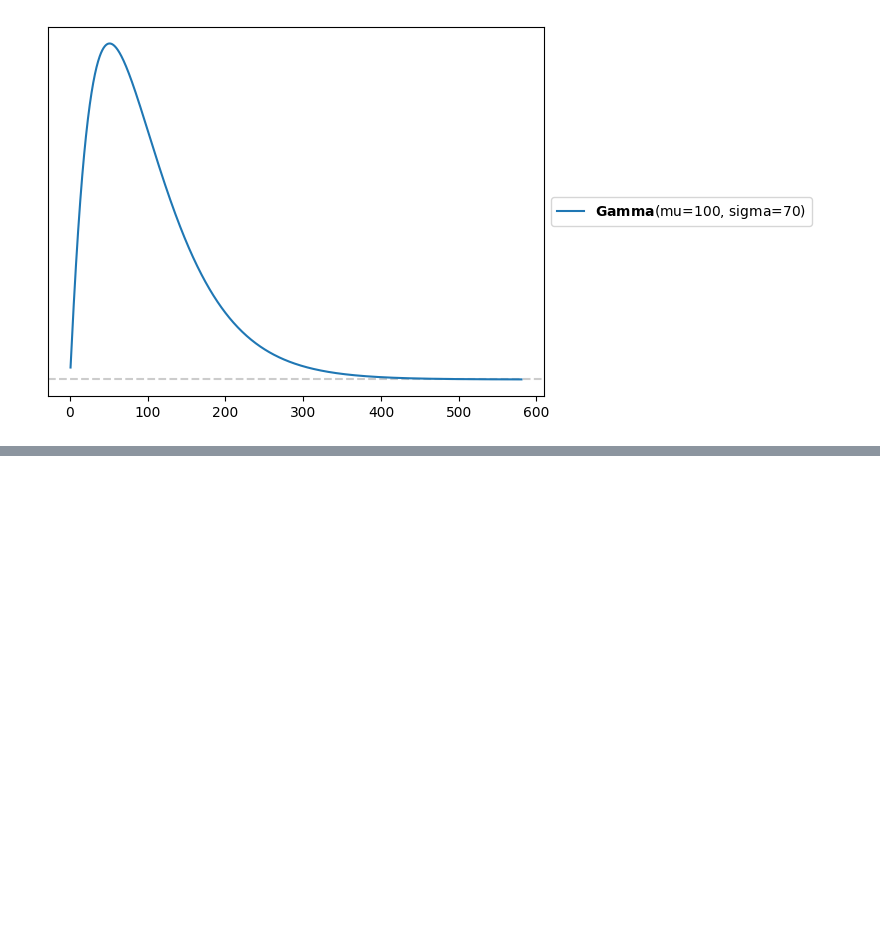
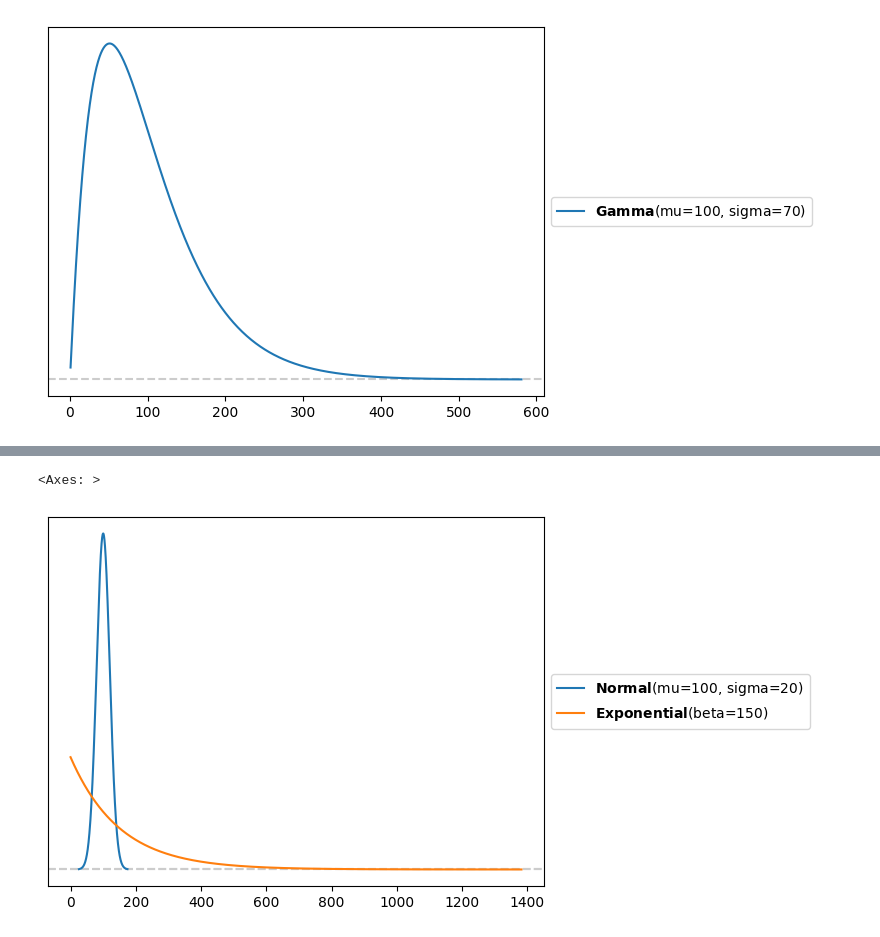
Before and after one commit to MaliciousFiles/data-science-fundamentals, a Jupyter notebook: Unit3/MalcRoalU3proj.ipynb, the cells around one changed output, grey strips where cells are left out. Saved outputs shown, nothing was run; the diff lists cells and outputs as text; code cells hidden in the pictures; blank space fills up the shorter version.

```diff
--- a/Unit3/MalcRoalU3proj.ipynb
+++ b/Unit3/MalcRoalU3proj.ipynb
@@ -102,0 +114,6 @@ Near an ocean: 2604122.866365812/10000
+# %%
+pz.Normal(mu=100, sigma=20).plot_pdf()
+pz.Exponential(beta=150).plot_pdf()
+# %% [output]
+<Axes: >
+[figure, added]
```
Also changed, not shown: parts of 20 cells of this notebook, 1 other file.
